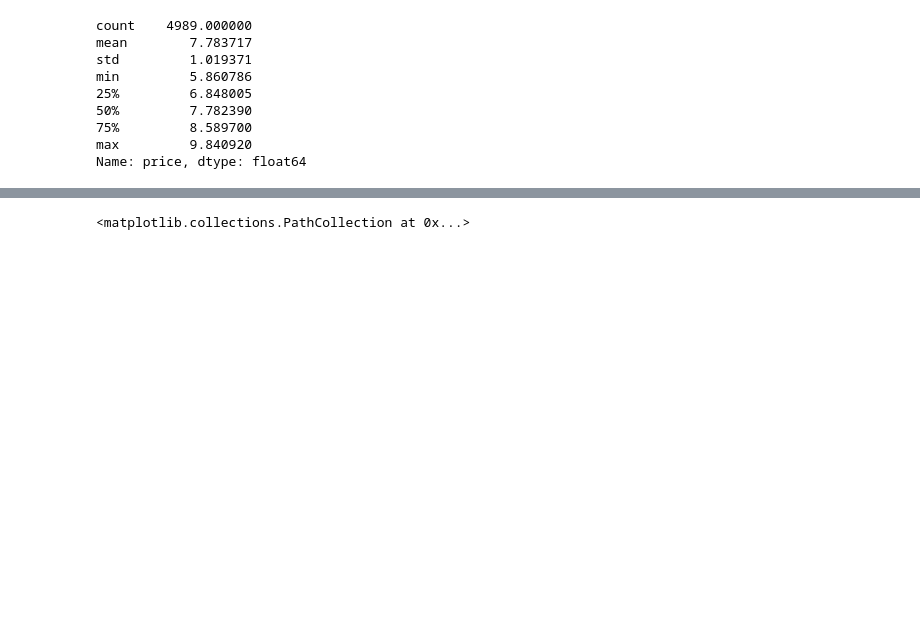
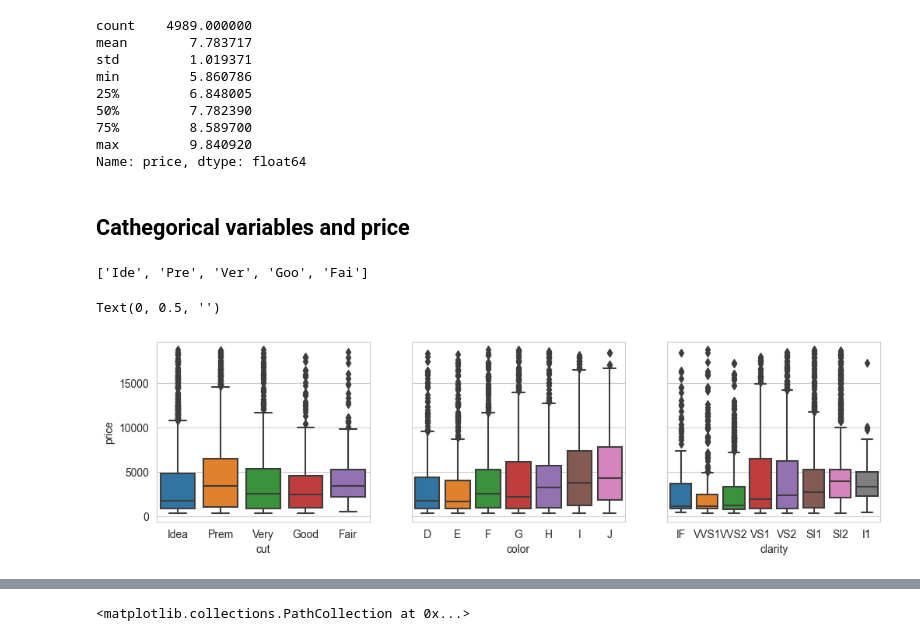
Before and after one commit to matiasleoni/diamonds-assignment, a Jupyter notebook: challenge1/main.ipynb, the cells around one changed output, grey strips where cells are left out. Saved outputs shown, nothing was run; the diff lists cells and outputs as text; code cells hidden in the pictures; blank space fills up the shorter version.

```diff
--- a/challenge1/main.ipynb
+++ b/challenge1/main.ipynb
@@ -53,3 +77,7 @@ print(num_columns)
+# %%
+ordered_cathegories = {'cut': ['Ideal', 'Premium', 'Very Good', 'Good', 'Fair'],
+                       'color': ['D', 'E', 'F', 'G', 'H', 'I', 'J'],
+                       'clarity': ['IF', 'VVS1', 'VVS2', 'VS1', 'VS2', 'SI1', 'SI2', 'I1' ]}
 # %%
 for col in cath_columns:
   print(col+": ", end= "")
@@ -87,3 +142,4 @@ dtype: int64
 # %%
-len(data[(data['z']>0) & (data['price']>0)]), len(data)
+data = data[(data['z']>0) & (data['price']>0)].reset_index(drop= True)
+data.tail()
 # %% [output]
@@ -101,3 +151,0 @@ data2.tail()
-# %%
-ordered_cathegories = [['Ideal', 'Premium', 'Very Good', 'Good', 'Fair'],
-                      ['D', 'E', 'F', 'G', 'H', 'I', 'J'], ['IF', 'VVS1', 'VVS2', 'VS1', 'VS2', 'SI1', 'SI2', 'I1' ]]
@@ -245,3 +240,5 @@ min         5.860786
 75%         8.589700
 max         9.840920
 Name: price, dtype: float64
+# %% [markdown]
+## Cathegorical variables and price
@@ -247,0 +247,20 @@ Name: price, dtype: float64
+# %%
+[cathegory[:3] for cathegory in ordered_cathegories['cut']]
+# %% [output]
+['Ide', 'Pre', 'Ver', 'Goo', 'Fai']
+# %%
+rcParams['figure.figsize'] = 12, 3
+
+sns.set_style("whitegrid")
+figure, axis = plt.subplots(1,3, sharey=True)
+
+sns.boxplot(ax = axis[0], x = 'cut',y = 'price', data = data, order=ordered_cathegories['cut'])
+sns.boxplot(ax = axis[1], x = 'color',y = 'price', data = data, order=ordered_cathegories['color'])
+sns.boxplot(ax = axis[2], x = 'clarity',y = 'price', data = data, order=ordered_cathegories['clarity'])
+axis[0].set_ylabel('price')
+axis[0].set_xticklabels([cathegory[:4] for cathegory in ordered_cathegories['cut']])
+axis[1].set_ylabel(None)
+axis[2].set_ylabel(None)
+# %% [output]
+Text(0, 0.5, '')
+[figure, added]
```
Also changed, not shown: parts of 30 cells of this notebook.
